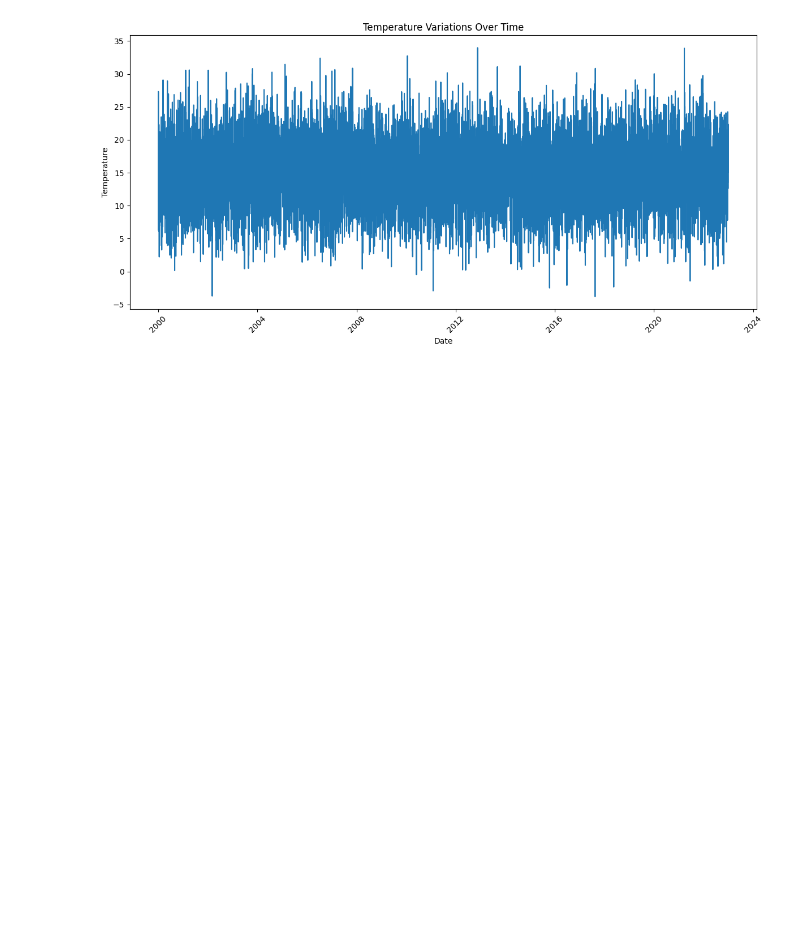
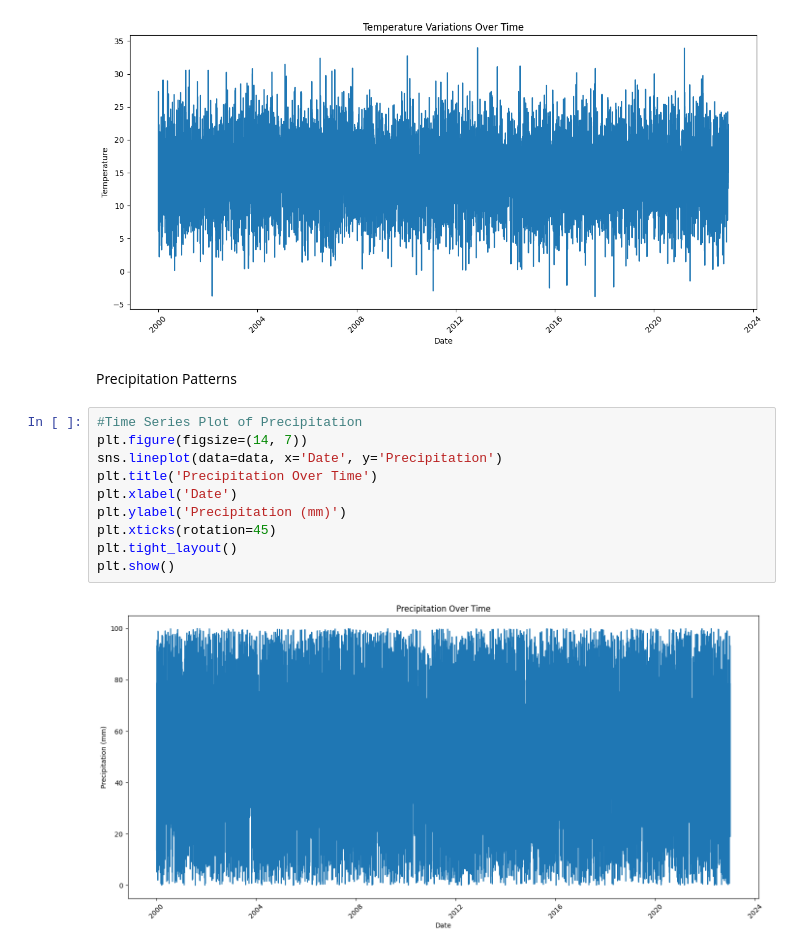
Before and after one commit to AmeeraAhmed27/ClimateChangeImpactAnalysis, a Jupyter notebook: ClimateChangeImpactAnalysis.ipynb, the cells around one changed output. Cells and saved outputs as stored; diff of their text form; blank space fills up the shorter version.

Commit message:
DataAnalysis

```diff
--- a/ClimateChangeImpactAnalysis.ipynb
+++ b/ClimateChangeImpactAnalysis.ipynb
@@ -110,3 +112,17 @@ plt.tight_layout()
 plt.show()
 # %% [output]
 [figure]
+# %% [markdown]
+Precipitation Patterns
+# %%
+#Time Series Plot of Precipitation
+plt.figure(figsize=(14, 7))
+sns.lineplot(data=data, x='Date', y='Precipitation')
+plt.title('Precipitation Over Time')
+plt.xlabel('Date')
+plt.ylabel('Precipitation (mm)')
+plt.xticks(rotation=45)
+plt.tight_layout()
+plt.show()
+# %% [output]
+[figure, added]
```
Also changed, not shown: parts of 28 cells of this notebook.
